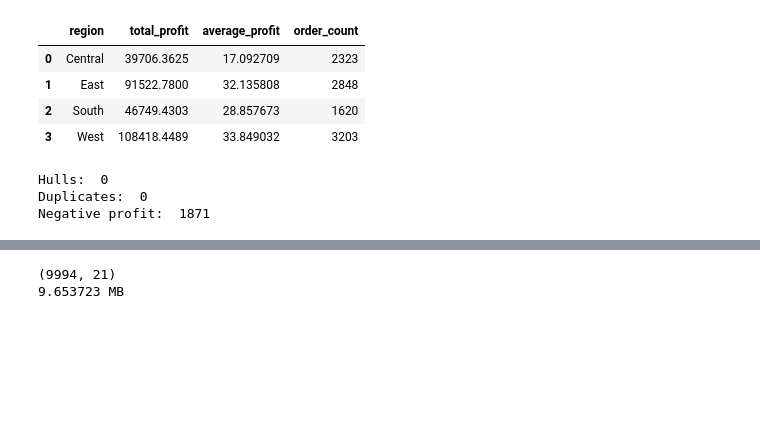
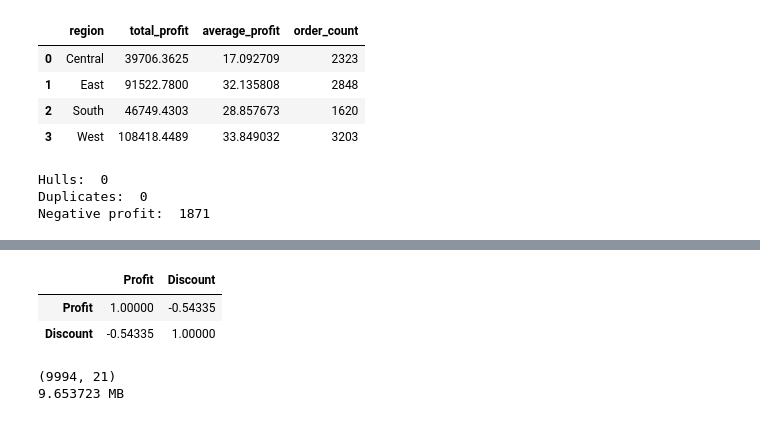
Before and after one commit to Reyal335/Superstore-Sales-Dashboard, a Jupyter notebook: notebooks/01_cleaning_eda.ipynb, the cells around one changed output, grey strips where cells are left out. Drawn from its saved outputs; the diff is of its cells as text; code cells hidden in the pictures; blank space fills up the shorter version.

```diff
--- a/notebooks/01_cleaning_eda.ipynb
+++ b/notebooks/01_cleaning_eda.ipynb
@@ -147,3 +157,9 @@ Negative profit:  1871
+# %%
+df[['Profit', 'Discount']].corr(method='spearman')
+# %% [output]
+|  | Profit | Discount |
+| Profit | 1.00000 | -0.54335 |
+| Discount | -0.54335 | 1.00000 |
 # %%
 # save cleaned csv
 
```
Also changed, not shown: parts of 3 cells of this notebook.
